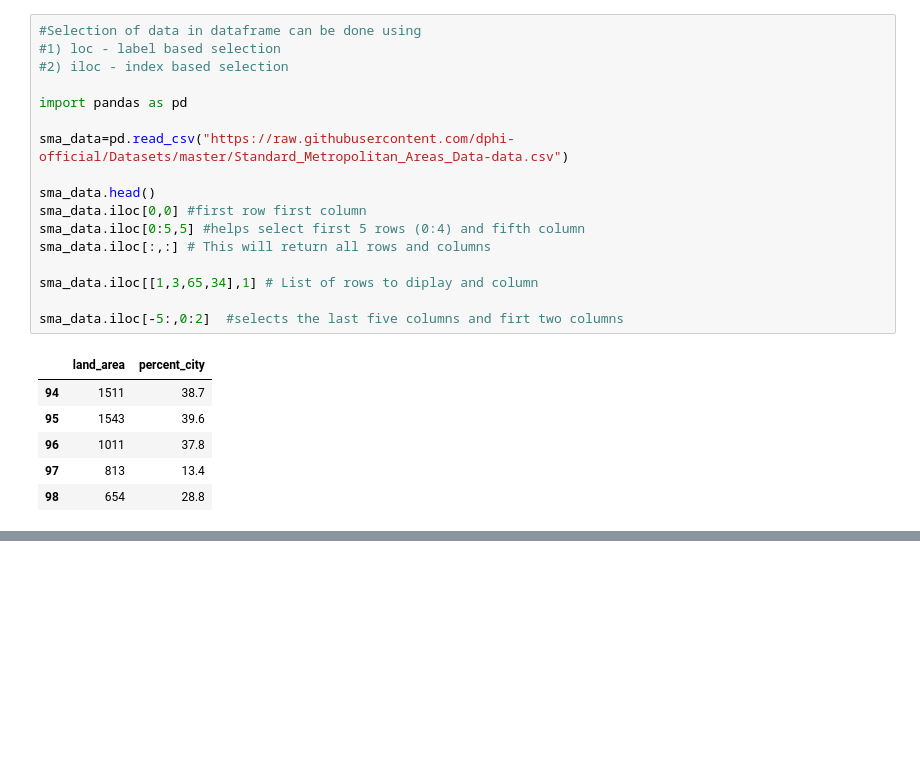
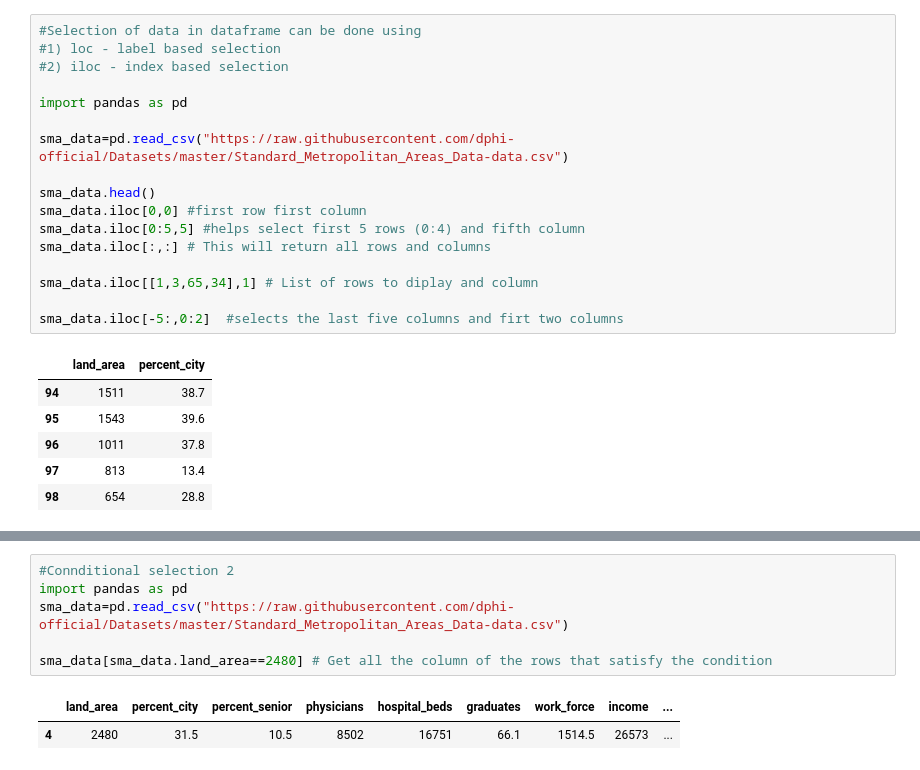
Before and after one commit to kiboma2021/5-Week-Data-Science-Bootcamp, a Jupyter notebook: Pandas.ipynb, the cells around one changed output, grey strips where cells are left out. Cells and saved outputs as stored; diff of their text form; blank space fills up the shorter version.

```diff
--- a/Pandas.ipynb
+++ b/Pandas.ipynb
@@ -135,0 +190,9 @@ sma_data.iloc[-5:,0:2]  #selects the last five columns and firt two columns
+# %%
+#Connditional selection 2
+import pandas as pd
+sma_data=pd.read_csv("https://raw.githubusercontent.com/dphi-official/Datasets/master/Standard_Metropolitan_Areas_Data-data.csv")
+
+sma_data[sma_data.land_area==2480] # Get all the column of the rows that satisfy the condition
+# %% [output]
+|  | land_area | percent_city | percent_senior | physicians | hospital_beds | graduates | work_force | income | ... |
+| 4 | 2480 | 31.5 | 10.5 | 8502 | 16751 | 66.1 | 1514.5 | 26573 | ... |
```
Also changed, not shown: parts of 4 cells of this notebook.
